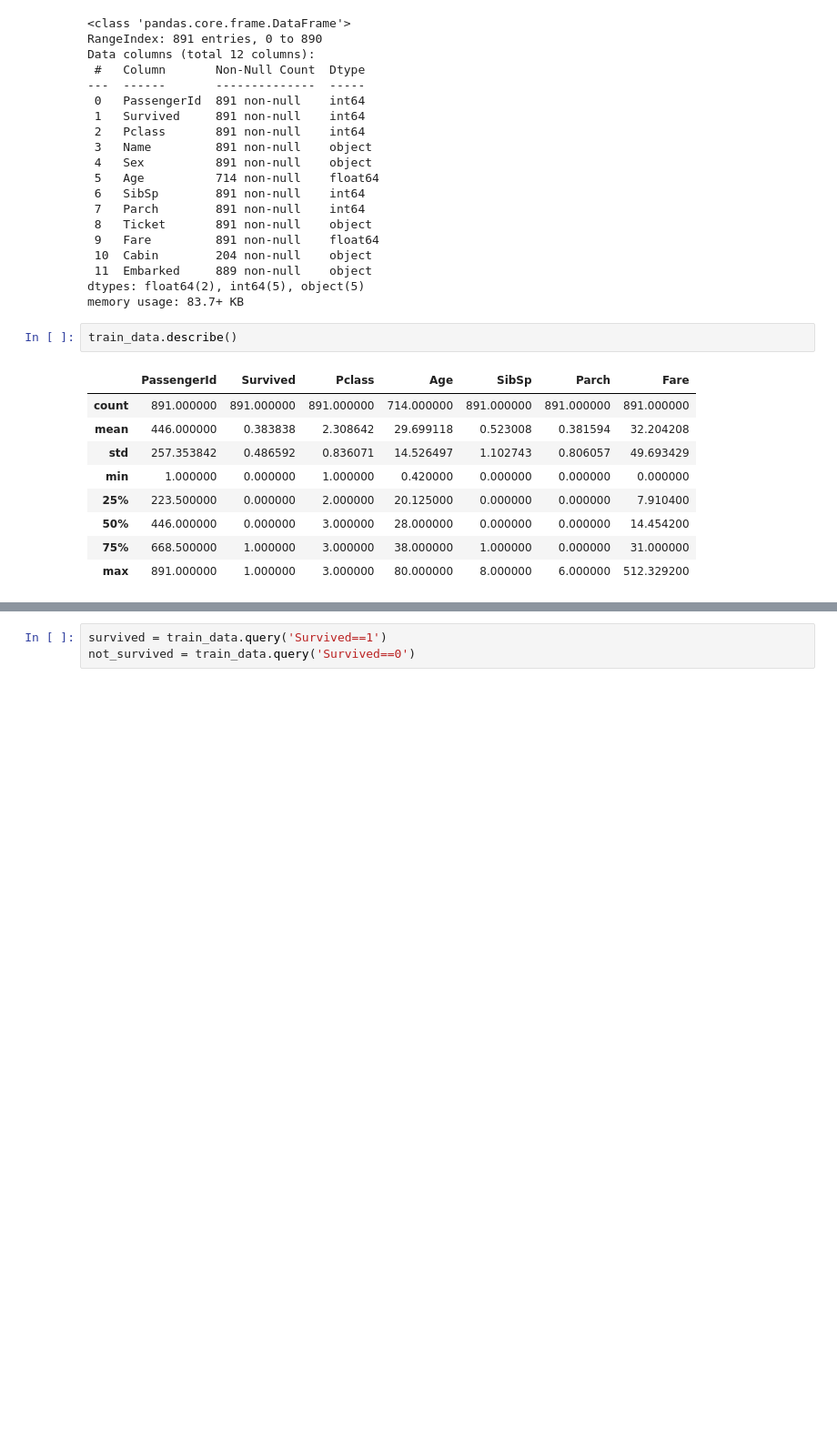
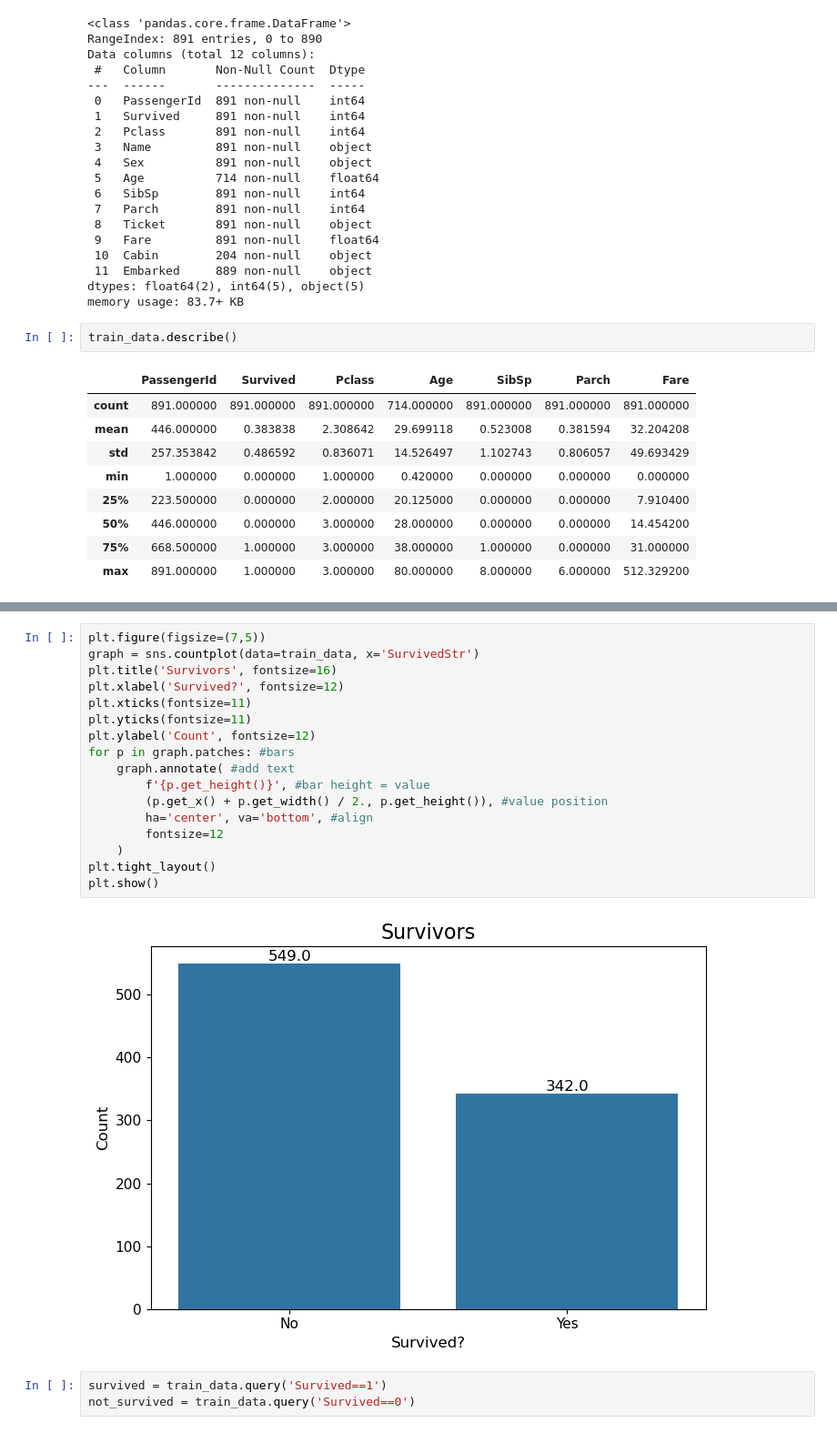
Before and after one commit to gdserafini/titanic-machine-learning, a Jupyter notebook: src/exploratory_data_analysis.ipynb, the cells around one changed output, grey strips where cells are left out. Shown at 91% size. Saved outputs shown, nothing was run; the diff lists cells and outputs as text; blank space fills up the shorter version.

```diff
--- a/src/exploratory_data_analysis.ipynb
+++ b/src/exploratory_data_analysis.ipynb
@@ -68,6 +68,25 @@ train_data.head()
 | 2 | 3 | 1 | 3 | Heikkinen, Miss. Laina | female | 26.0 | 0 | 0 | STON/O2. 3101282 | 7.9250 | ... |
 | 3 | 4 | 1 | 1 | Futrelle, Mrs. Jacques Heath (Lil... | female | 35.0 | 1 | 0 | 113803 | 53.1000 | ... |
 | 4 | 5 | 0 | 3 | Allen, Mr. William Henry | male | 35.0 | 0 | 0 | 373450 | 8.0500 | ... |
+# %%
+plt.figure(figsize=(7,5))
+graph = sns.countplot(data=train_data, x='SurvivedStr')
+plt.title('Survivors', fontsize=16)
+plt.xlabel('Survived?', fontsize=12)
+plt.xticks(fontsize=11)
+plt.yticks(fontsize=11)
+plt.ylabel('Count', fontsize=12)
+for p in graph.patches: #bars
+    graph.annotate( #add text
+        f'{p.get_height()}', #bar height = value
+        (p.get_x() + p.get_width() / 2., p.get_height()), #value position
+        ha='center', va='bottom', #align
+        fontsize=12
+    )
+plt.tight_layout()
+plt.show()
+# %% [output]
+[figure, added]
 # %%
 survived = train_data.query('Survived==1')
 not_survived = train_data.query('Survived==0')
```
Also changed, not shown: parts of 2 cells of this notebook.
